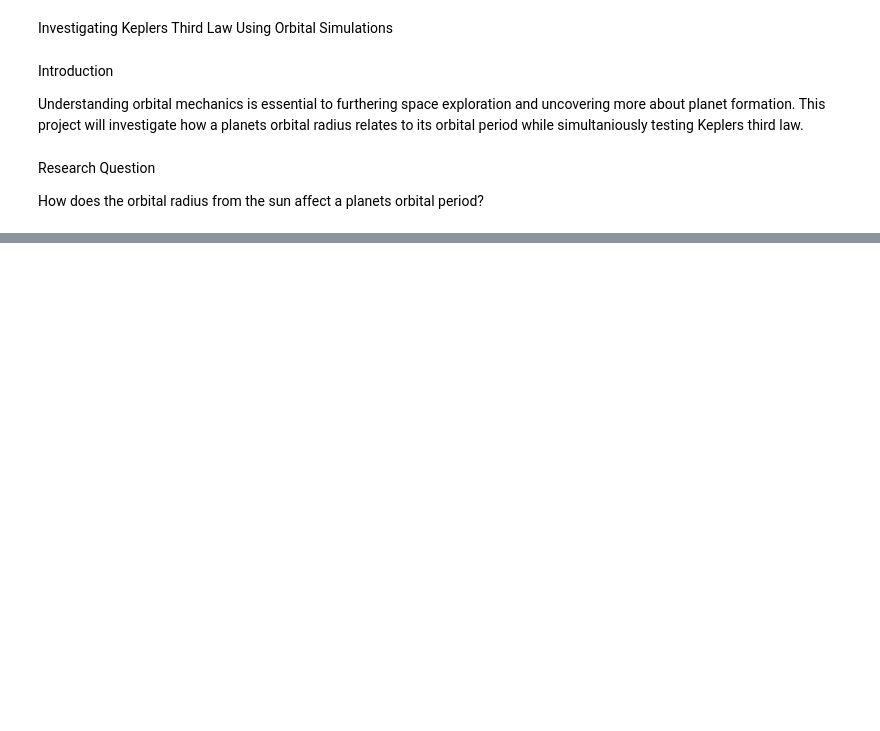
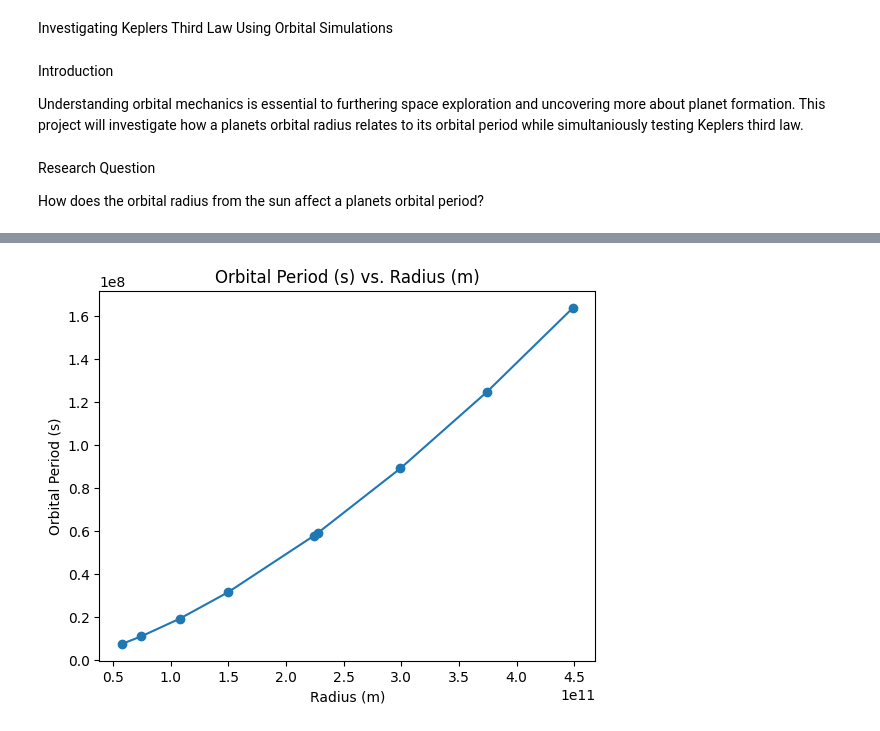
Before and after one commit to mthomas-physics/Kepler-Third-Law-Investigation, a Jupyter notebook: keplers_third_law.ipynb, the cells around one changed output, grey strips where cells are left out. Drawn from its saved outputs; the diff is of its cells as text; code cells hidden in the pictures; blank space fills up the shorter version.

```diff
--- a/keplers_third_law.ipynb
+++ b/keplers_third_law.ipynb
@@ -19,2 +19,85 @@ Kepler was a mathematician who studied planetary motion and attampted to use mat
 # %%
 ##Method
+import matplotlib.pyplot as plt
+
+G = 6.67430e-11  # gravitational constant in m^3 kg^-1 s^-2
+M_sun = 1.989e30  # mass of the sun in kg
+Time_step = 60 * 60 # time step in seconds (1 hour)
+AU = 1.496e11  # astronomical unit in meters
+
+periods = []  # list to store the orbital periods for each radius
+
+radius_values_in_AU = [0.387, 0.500, 0.723, 1.000, 1.500, 1.524, 2.000, 2.500, 3.000]
+
+radius_values_in_meters = [] # list to store the radius values in meters
+
+for radius in radius_values_in_AU:
+    radius_values_in_meters.append(radius * AU)
+
+for r in radius_values_in_meters:
+    # Calculate the orbital velocity for a circular orbit
+    orbital_velocity = (G * M_sun / r) ** 0.5  # in m/s
+
+    x_position = r  # initial x position in meters
+    y_position = 0  # initial y position in meters
+
+    x_velocity = 0  # initial x velocity in m/s
+    y_velocity = orbital_velocity  # initial y velocity in m/s
+
+    elapsed_time = 0  # elapsed time in seconds
+
+    completed_orbit = False # a condition to check if the orbit is completed
+
+    while not completed_orbit:
+        distance = (x_position**2 + y_position**2)**0.5  # distance from the sun in meters
+
+        ax = -G * M_sun * x_position / (distance)**3
+        ay = -G * M_sun * y_position / (distance)**3
+
+        x_velocity += ax * Time_step
+        y_velocity += ay * Time_step
+
+        y_previous = y_position
+
+        x_position += x_velocity * Time_step
+        y_position += y_velocity * Time_step
+
+        elapsed_time += Time_step
+
+        if y_previous < 0 and y_position >= 0 and x_position > 0: # if the planet crosses the positive x-axis the orbit is completed
+            completed_orbit = True
+
+    period = elapsed_time
+    periods.append(period)
+
+print("Orbital Periods (seconds):", periods)
+print("Radius (meters):", radius_values_in_meters)
+
+
+plt.plot(radius_values_in_meters, periods, marker='o')
+plt.title("Orbital Period (s) vs. Radius (m)")
+plt.xlabel("Radius (m)")
+plt.ylabel("Orbital Period (s)")
+plt.show()
+
+periods_squared = []  # list to store the squares of the orbital periods
+radius_cubed = []  # list to store the cubes of the radius values
+
+for P in periods:
+    P_squared = P**2
+    periods_squared.append(P_squared)
+
+for R in radius_values_in_meters:
+    R_cubed = R**3
+    radius_cubed.append(R_cubed)
+
+print("Orbital Periods Squared (seconds^2):", periods_squared)
+print("Radius Values Cubed (meters^3):", radius_cubed)  # convert meters to AU
+
+
+plt.plot(radius_cubed, periods_squared, marker='o')
+plt.title("Orbital Period (s)**2 vs. Radius (m)**3")
+plt.xlabel("Radius (m)**3")
+plt.ylabel("Orbital Period (s)**2")
+plt.show()
+# %% [output]
@@ -20,0 +106 @@ Kepler was a mathematician who studied planetary motion and attampted to use mat
+[figure, added]
```
Also changed, not shown: parts of 6 cells of this notebook.
